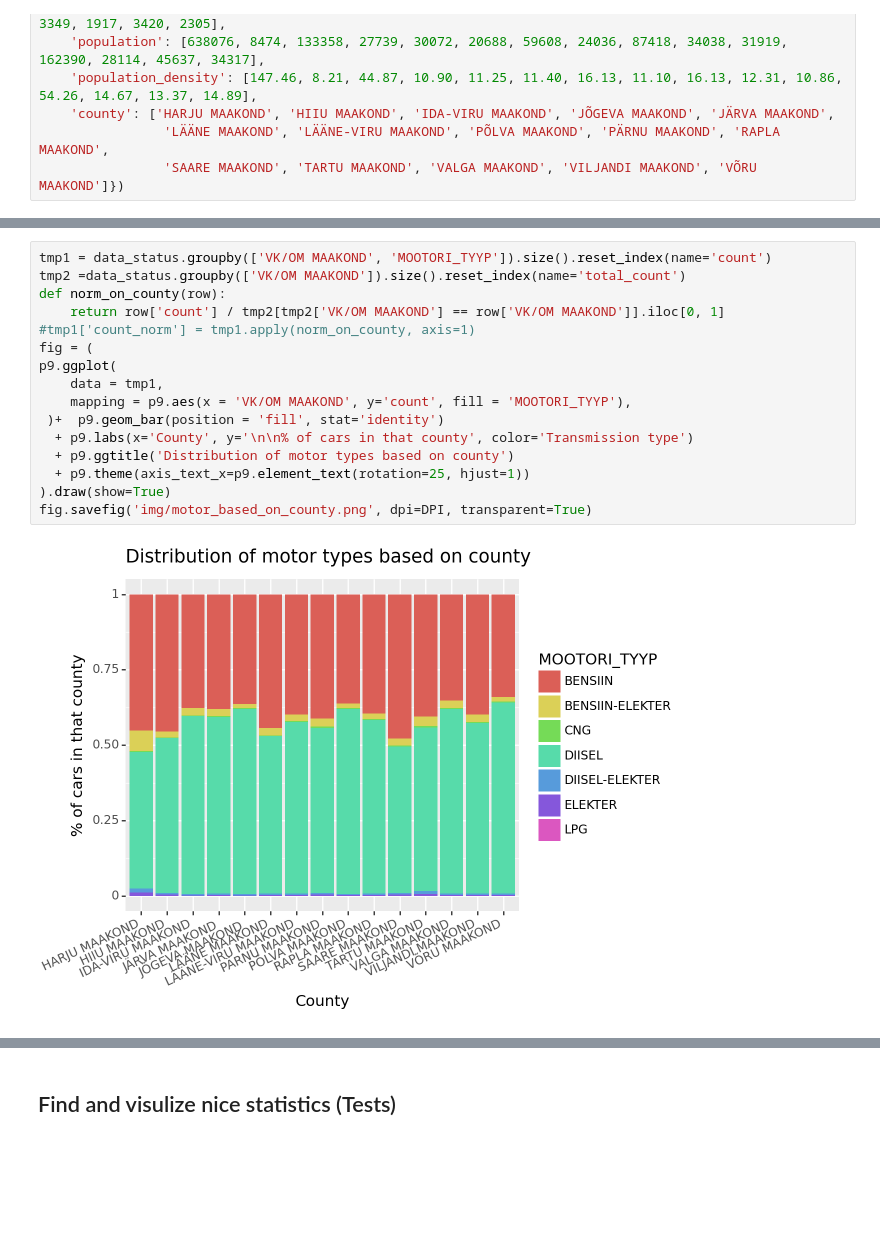
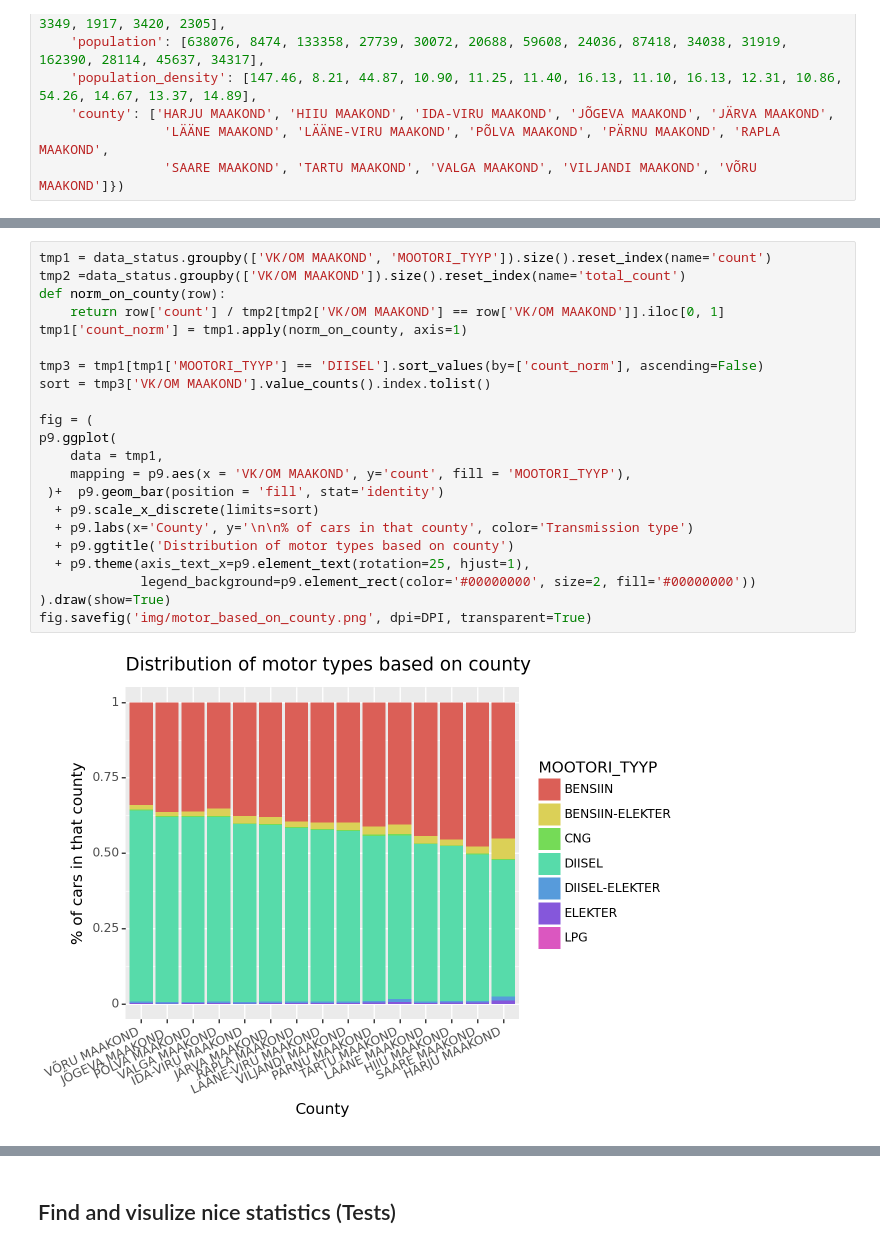
Before and after one commit to GregorSomething/IDS-Vehicle-Analysis, a Jupyter notebook: data_thing.ipynb, the cells around one changed output, grey strips where cells are left out. Saved outputs shown, nothing was run; the diff lists cells and outputs as text; blank space fills up the shorter version.

```diff
--- a/data_thing.ipynb
+++ b/data_thing.ipynb
@@ -156,21 +159,27 @@ fig.savefig('img/motor_transmission.png', dpi=DPI, transparent=True)
 # %%
 tmp1 = data_status.groupby(['VK/OM MAAKOND', 'MOOTORI_TYYP']).size().reset_index(name='count')
 tmp2 =data_status.groupby(['VK/OM MAAKOND']).size().reset_index(name='total_count')
 def norm_on_county(row):
     return row['count'] / tmp2[tmp2['VK/OM MAAKOND'] == row['VK/OM MAAKOND']].iloc[0, 1]
-#tmp1['count_norm'] = tmp1.apply(norm_on_county, axis=1)
+tmp1['count_norm'] = tmp1.apply(norm_on_county, axis=1)
+
+tmp3 = tmp1[tmp1['MOOTORI_TYYP'] == 'DIISEL'].sort_values(by=['count_norm'], ascending=False)
+sort = tmp3['VK/OM MAAKOND'].value_counts().index.tolist()
+
 fig = (
 p9.ggplot(
     data = tmp1,
     mapping = p9.aes(x = 'VK/OM MAAKOND', y='count', fill = 'MOOTORI_TYYP'),
  )+  p9.geom_bar(position = 'fill', stat='identity')
+  + p9.scale_x_discrete(limits=sort)
   + p9.labs(x='County', y='\n\n% of cars in that county', color='Transmission type')
   + p9.ggtitle('Distribution of motor types based on county')
-  + p9.theme(axis_text_x=p9.element_text(rotation=25, hjust=1))
+  + p9.theme(axis_text_x=p9.element_text(rotation=25, hjust=1),
+             legend_background=p9.element_rect(color='#00000000', size=2, fill='#00000000'))
 ).draw(show=True)
 fig.savefig('img/motor_based_on_county.png', dpi=DPI, transparent=True)
 # %% [output]
-[figure, old version]
+[figure, new version]
 # %%
 tmp1 = data_status.groupby(['VK/OM MAAKOND', 'Mark']).size().reset_index(name='count')
 tmp2 =data_status.groupby(['VK/OM MAAKOND']).size().reset_index(name='total_count')
```
Also changed, not shown: parts of 4 cells of this notebook, 5 other files.
